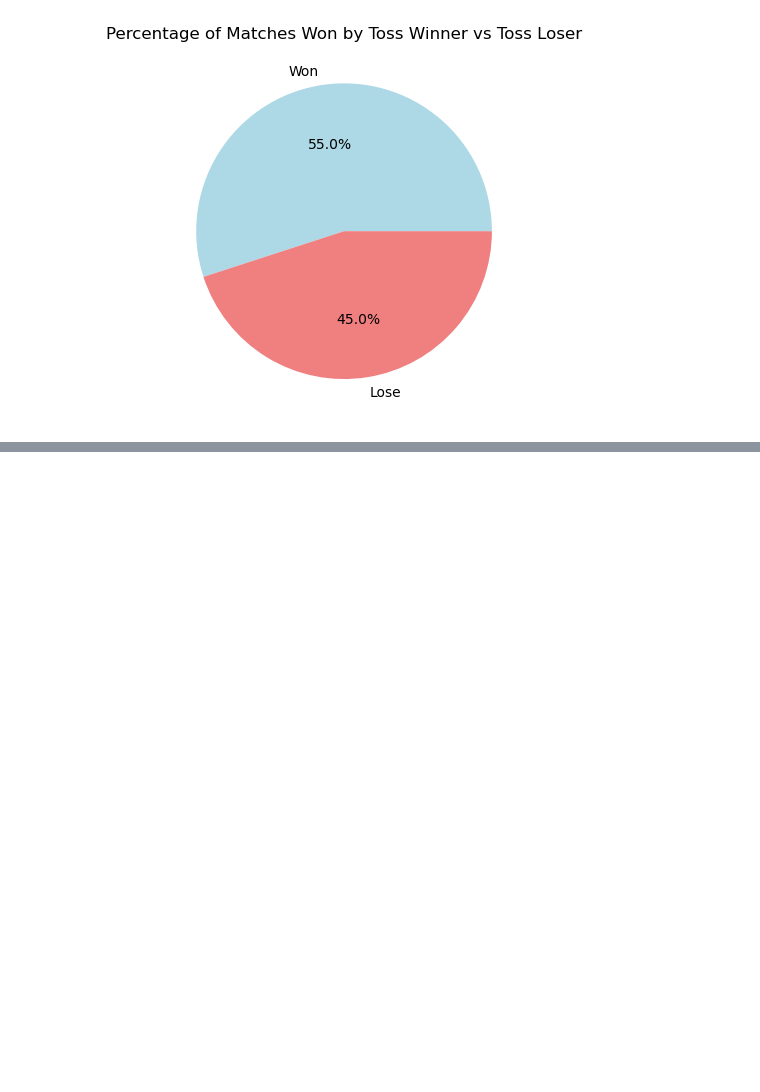
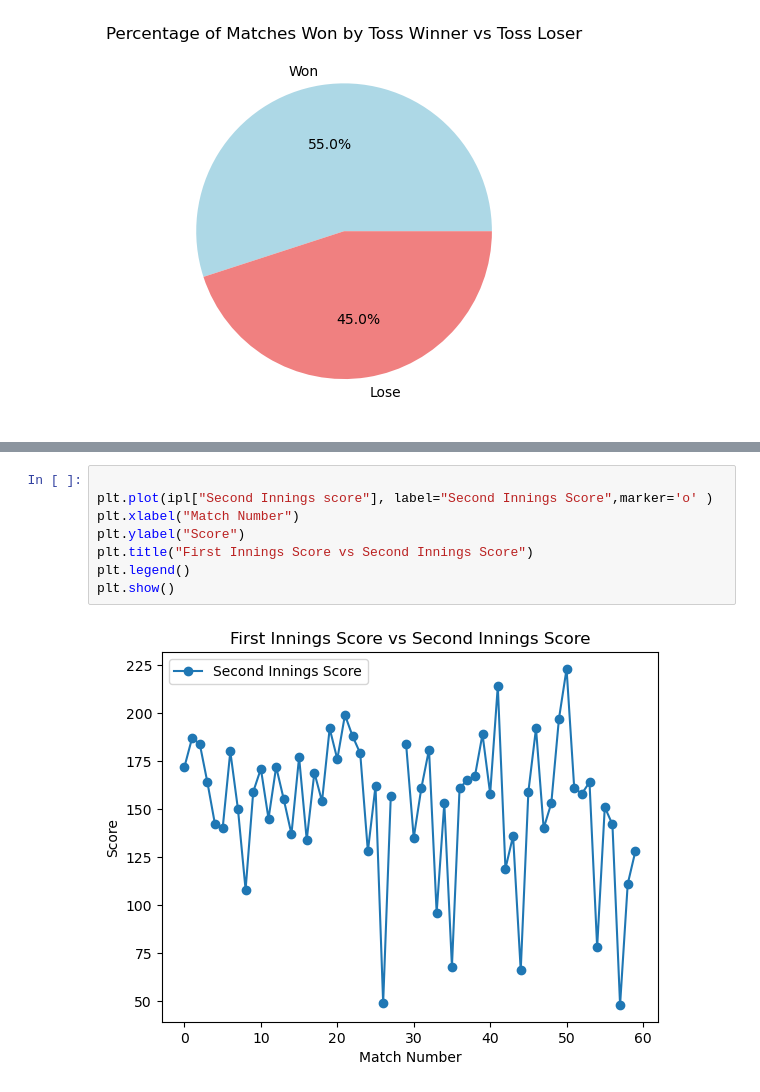
Before and after one commit to rajeshgowda116/Machine-Learning, a Jupyter notebook: projects/IPL Analysis/ipl.ipynb, the cells around one changed output, grey strips where cells are left out. Drawn from its saved outputs; the diff is of its cells as text; blank space fills up the shorter version.

```diff
--- a/projects/IPL Analysis/ipl.ipynb
+++ b/projects/IPL Analysis/ipl.ipynb
@@ -176,0 +202,10 @@ plt.show()
+# %%
+
+plt.plot(ipl["Second Innings score"], label="Second Innings Score",marker='o' )
+plt.xlabel("Match Number")
+plt.ylabel("Score")
+plt.title("First Innings Score vs Second Innings Score")
+plt.legend()
+plt.show()
+# %% [output]
+[figure, added]
```
Also changed, not shown: parts of 7 cells of this notebook.
